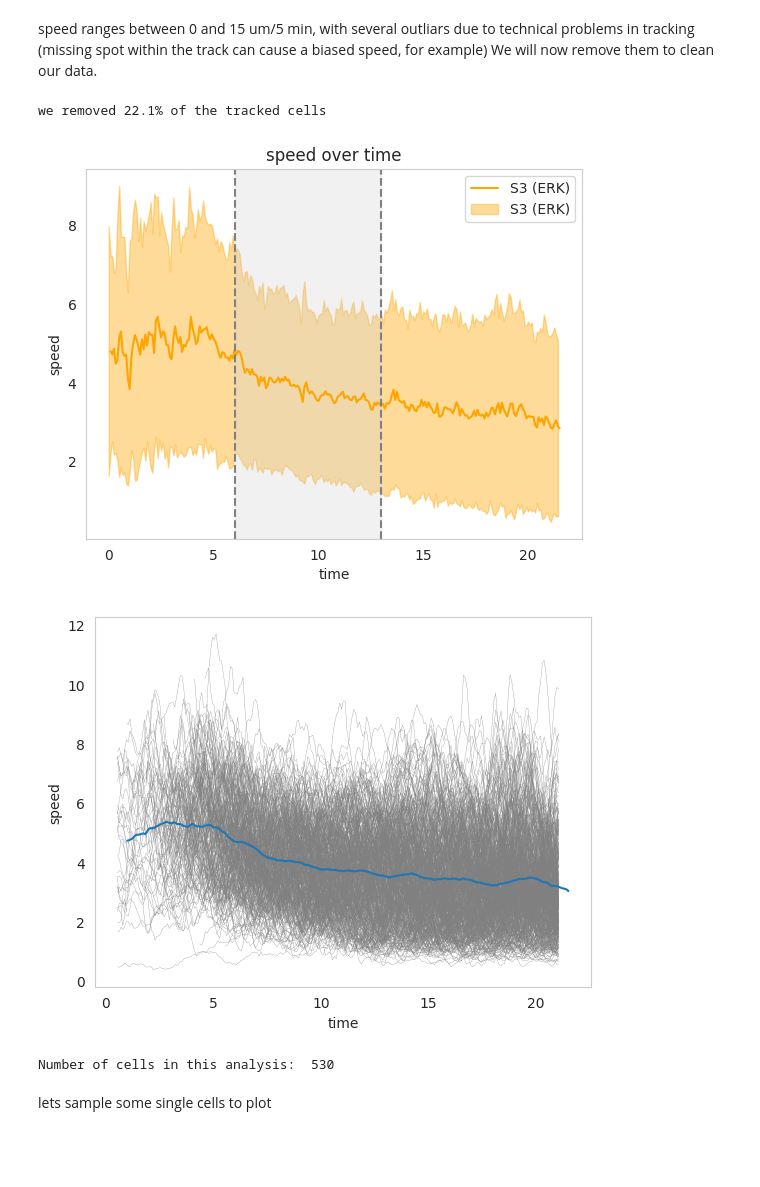
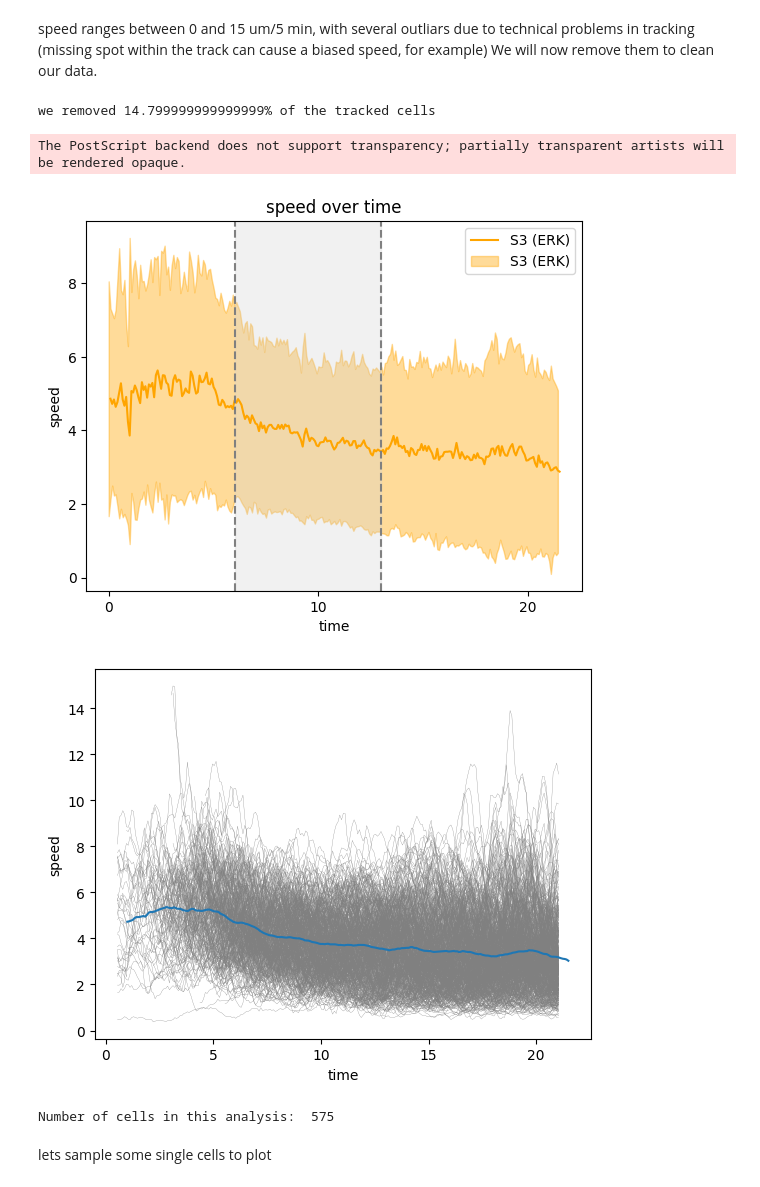
Before and after one commit to zaritskylab/muscle-formation-prediction, a Jupyter notebook: analysis/notebooks/sup_figure_1_speed_actin.ipynb, the cells around one changed output. Saved outputs shown, nothing was run; the diff lists cells and outputs as text; code cells hidden in the pictures; blank space fills up the shorter version.

```diff
--- a/analysis/notebooks/sup_figure_1_speed_actin.ipynb
+++ b/analysis/notebooks/sup_figure_1_speed_actin.ipynb
@@ -36,9 +41,9 @@ scores_df_s1 = utils.get_scores_df(scores_motility_path=consts.motility_model_pa
                               scores_intensity_path=consts.intensity_model_path % (2,3) + fr"df_score_vid_num_S1.pkl")
 # %%
-scores_df_s3 = calcultator.get_properties(scores_df_s3, vid_name="S3", actin_vid_path=consts.s_runs["3"]['actin_path'])
-scores_df_s2 = calcultator.get_properties(scores_df_s2, vid_name="S2", actin_vid_path=consts.s_runs["2"]['actin_path'])
-scores_df_s5 = calcultator.get_properties(scores_df_s5, vid_name="S5", actin_vid_path=consts.s_runs["5"]['actin_path'])
-scores_df_s1 = calcultator.get_properties(scores_df_s1, vid_name="S1", actin_vid_path=consts.s_runs["1"]['actin_path'])
+scores_df_s3 = calculator.get_properties(scores_df_s3, vid_name="S3", actin_vid_path=consts.vid_info_dict["3"]['actin_path'])
+scores_df_s2 = calculator.get_properties(scores_df_s2, vid_name="S2", actin_vid_path=consts.vid_info_dict["2"]['actin_path'])
+scores_df_s5 = calculator.get_properties(scores_df_s5, vid_name="S5", actin_vid_path=consts.vid_info_dict["5"]['actin_path'])
+scores_df_s1 = calculator.get_properties(scores_df_s1, vid_name="S1", actin_vid_path=consts.vid_info_dict["1"]['actin_path'])
 # %% [markdown]
 ## Analyse single cells speed & actin intensity
 # %% [markdown]
@@ -51,27 +56,7 @@ plt.show()
 # %% [output]
 [figure]
 # %%
-# remove outlaiers
-def remove_speed_outlaiers(scores_df, speed_threshold):
-
-    # cells with missing timepont in the track (causes a bias in speed)
-    miss_step_tracks = set()
-    for track_id, track in scores_df.groupby(['Spot track ID']):
-        if track["Spot frame"].diff().max()>1:
-            miss_step_tracks.add(track_id)
-
-    # cells with speed higher then 20
-    speed_outliars = set(scores_df[scores_df["speed"] >= speed_threshold]['Spot track ID'].unique())
-
-    # remove bad tracks for calculation
-    track_ids = set(scores_df['Spot track ID'].unique()) - speed_outliars - miss_step_tracks
-
-    fraction = round((len(speed_outliars) +len(miss_step_tracks))/scores_df['Spot track ID'].nunique(),3)
-    print(f"we removed {fraction * 100}% of the tracked cells")
-
-    return track_ids
-
-def plot_single_cell_property(scores_df, ids_to_plot, property_name, rolling_w=12, plot_mean=True, color="gray"):
+def plot_single_cell_property(scores_df, ids_to_plot, property_name, rolling_w=12, plot_mean=True, color="gray", cell_id=""):
 
     for track_id, track in scores_df[scores_df['Spot track ID'].isin(ids_to_plot)].groupby(['Spot track ID']):
         plt.plot(track["time"].rolling(rolling_w).mean(), track[property_name].rolling(rolling_w).mean(), linewidth=0.2, color=color)
@@ -81,6 +66,9 @@ def plot_single_cell_property(scores_df, ids_to_plot, property_name, rolling_w=1
     plt.grid(False)
     plt.xlabel("time")
     plt.ylabel(property_name)
+#     x = track["time"].rolling(rolling_w).mean()
+#     plt.xticks(np.arange(0, 24, 10))
+    plt.savefig(consts.storage_path + f"eps_figs/tracked_cells_speed_actin/{property_name} over time cell {cell_id}.eps", format="eps")
     plt.show()
 
     print(f"Number of cells in this analysis: ", len(ids_to_plot))
@@ -101,23 +89,28 @@ def plot_property_over_time(df, label, color, feature, time=(0,25)):
 
     plt.ylabel(feature)
     plt.xlabel("time")
+    x = df["time"].unique()[:len(mean)]
+    plt.xticks(np.arange(x.min(), x.max(), 10))
+
     plt.title(f'{feature} over time')
 
     plt.legend()
+    plt.savefig(consts.storage_path + f"eps_figs/tracked_cells_speed_actin/{feature} over time.eps", format="eps")
     plt.show()
 # %% [markdown]
 speed ranges between 0 and 15 um/5 min, with several outliars due to technical problems in tracking
 (missing spot within the track can cause a biased speed, for example)
 We will now remove them to clean our data.
 # %%
-ids_to_plot = remove_speed_outlaiers(scores_df_s3, speed_threshold=20)
+ids_to_plot = utils.remove_speed_outlaiers(scores_df_s3, speed_threshold=50)
 plot_property_over_time(scores_df_s3[scores_df_s3["Spot track ID"].isin(ids_to_plot)], "S3 (ERK)","orange", "speed")
-plot_single_cell_property(scores_df_s3, ids_to_plot, "speed", rolling_w=12)
+plot_single_cell_property(scores_df_s3, ids_to_plot, "speed", rolling_w=12, cell_id="all")
 # %% [output]
-we removed 22.1% of the tracked cells
+we removed 14.799999999999999% of the tracked cells
+The PostScript backend does not support transparency; partially transparent artists will be rendered opaque.
-[figure, old version]
+[figure, new version]
-[figure, old version]
+[figure, new version]
-Number of cells in this analysis:  530
+Number of cells in this analysis:  575
 # %% [markdown]
 lets sample some single cells to plot
 # %%
```
Also changed, not shown: parts of 7 cells of this notebook, 8 other files.
